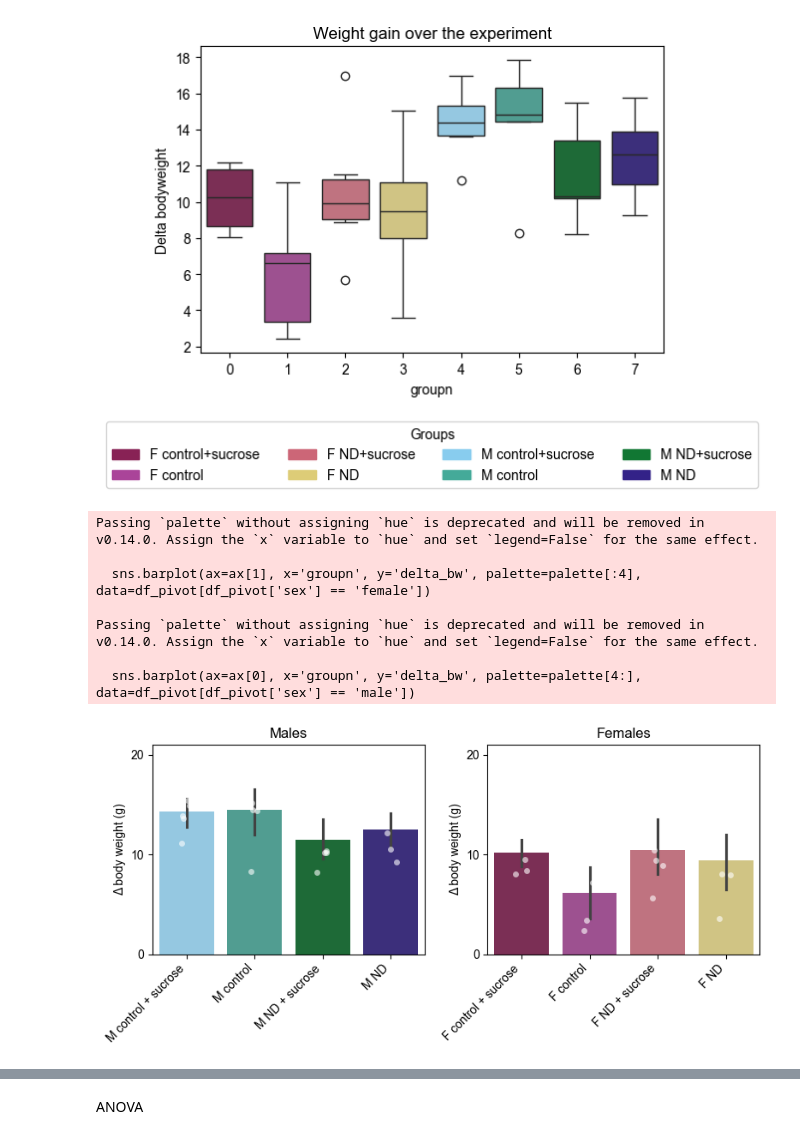
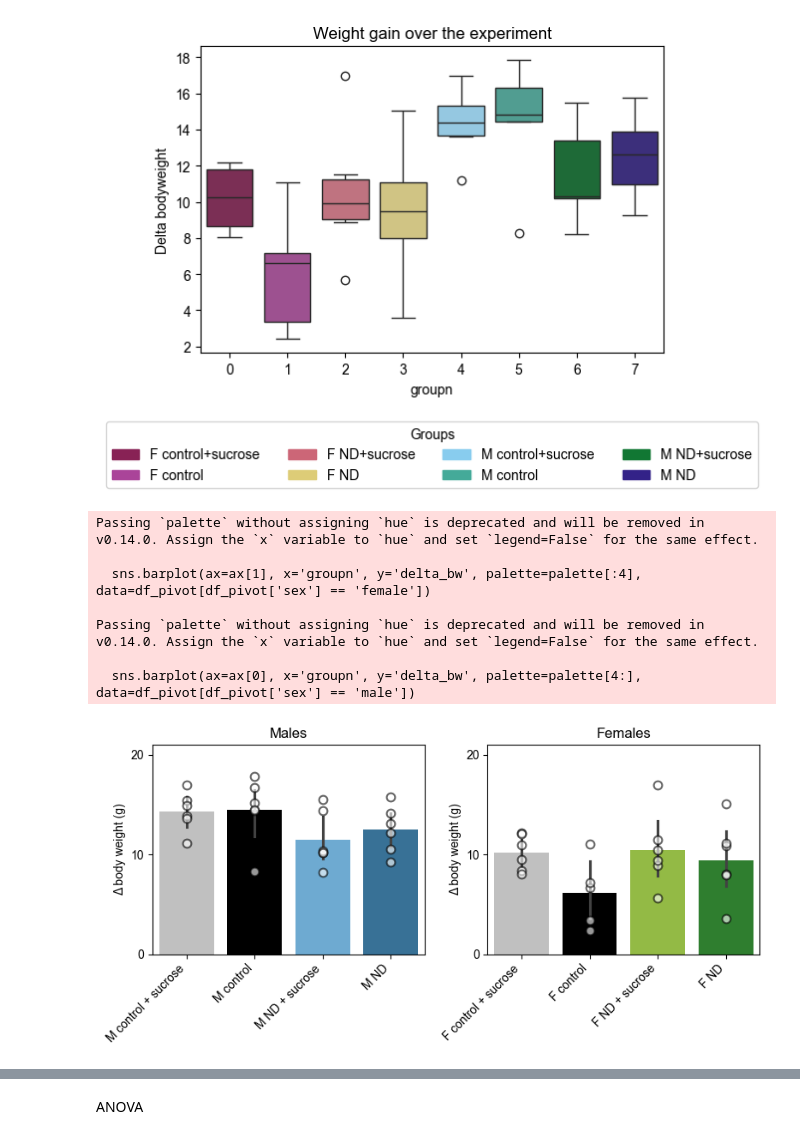
Before and after one commit to marijevisser/niacin, a Jupyter notebook: scripts/niacin_analysis_2.ipynb, the cells around one changed output, grey strips where cells are left out. Cells and saved outputs as stored; diff of their text form; code cells hidden in the pictures.

```diff
--- a/scripts/niacin_analysis_2.ipynb
+++ b/scripts/niacin_analysis_2.ipynb
@@ -968,45 +968,45 @@ Passing `palette` without assigning `hue` is deprecated and will be removed in v
 # %%
 # Create a boxplot for delta bodyweight for males and females separate
 fig, ax = plt.subplots(ncols=2, figsize=(8, 4), sharey=False)
-custom_hex_values = ['#882255','#AA4499','#CC6677','#DDCC77','#88CCEE','#44AA99','#117733','#332288']
+custom_hex_values = ['silver','black','yellowgreen','forestgreen','silver','black','#5DADE2','#2874A6']
 palette = sns.color_palette(custom_hex_values, 8)
 
-# Create boxplots
+# Create barplots
 sns.barplot(ax=ax[1], x='groupn', y='delta_bw', palette=palette[:4], data=df_pivot[df_pivot['sex'] == 'female'])
 sns.barplot(ax=ax[0], x='groupn', y='delta_bw', palette=palette[4:], data=df_pivot[df_pivot['sex'] == 'male'])
 
 # Add here the individual datapoints
 sns.stripplot(ax=ax[1], x='groupn', y='delta_bw', data=df_pivot[df_pivot['sex'] == 'female'],
-              color='white', alpha=0.6, jitter=True, dodge=True)
+              color='white', size=7, alpha=0.6, jitter=False, dodge=True, edgecolor='black', linewidth=1.5)
 sns.stripplot(ax=ax[0], x='groupn', y='delta_bw', data=df_pivot[df_pivot['sex'] == 'male'],
-              color='white', edgecolor='black', alpha=0.6, jitter=True, dodge=True)
+              color='white', size=7, alpha=0.6, jitter=False, dodge=True, edgecolor='black', linewidth=1.5)
 
 # Add titles and labels
 ax[0].set_title('Males')
 ax[0].set_ylabel('Δ body weight (g)')
 ax[1].set_ylabel('Δ body weight (g)')
 ax[0].set_xlabel('')
 ax[1].set_title('Females')
 ax[1].set_xlabel('')
 
 # Set y axis limits and ticks
 ax[0].set_ylim([0,21])
 ax[0].set_yticks(np.arange(0, 21, 10))
 ax[1].set_ylim([0,21])
 ax[1].set_yticks(np.arange(0, 21, 10))
 
 # Set custom x-axis labels
 ax[1].set_xticklabels(['F control + sucrose', 'F control', 'F ND + sucrose', 'F ND'], rotation=45, ha='right')
 ax[0].set_xticklabels(['M control + sucrose', 'M control', 'M ND + sucrose', 'M ND'], rotation=45, ha='right')
 
 # Adjust layout
 plt.tight_layout()
 # %% [output]
 Passing `palette` without assigning `hue` is deprecated and will be removed in v0.14.0. Assign the `x` variable to `hue` and set `legend=False` for the same effect.
 
   sns.barplot(ax=ax[1], x='groupn', y='delta_bw', palette=palette[:4], data=df_pivot[df_pivot['sex'] == 'female'])
 
 Passing `palette` without assigning `hue` is deprecated and will be removed in v0.14.0. Assign the `x` variable to `hue` and set `legend=False` for the same effect.
 
   sns.barplot(ax=ax[0], x='groupn', y='delta_bw', palette=palette[4:], data=df_pivot[df_pivot['sex'] == 'male'])
-[figure, old version]
+[figure, new version]
```
Also changed, not shown: parts of 9 cells of this notebook, 1 other file.
